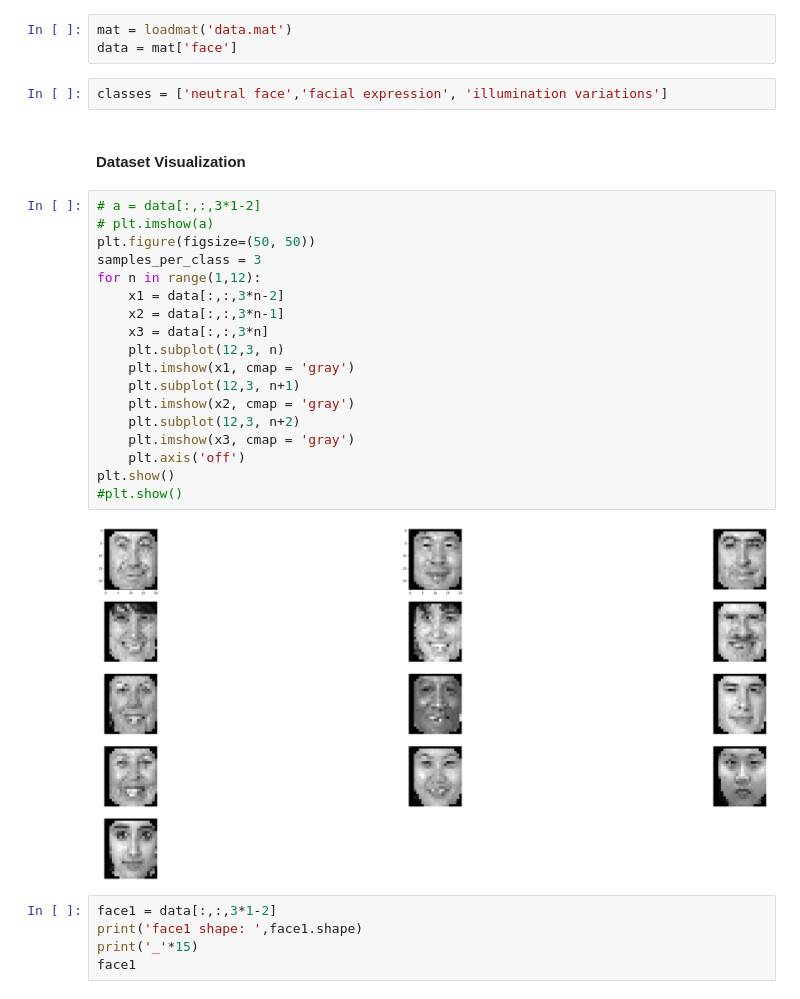
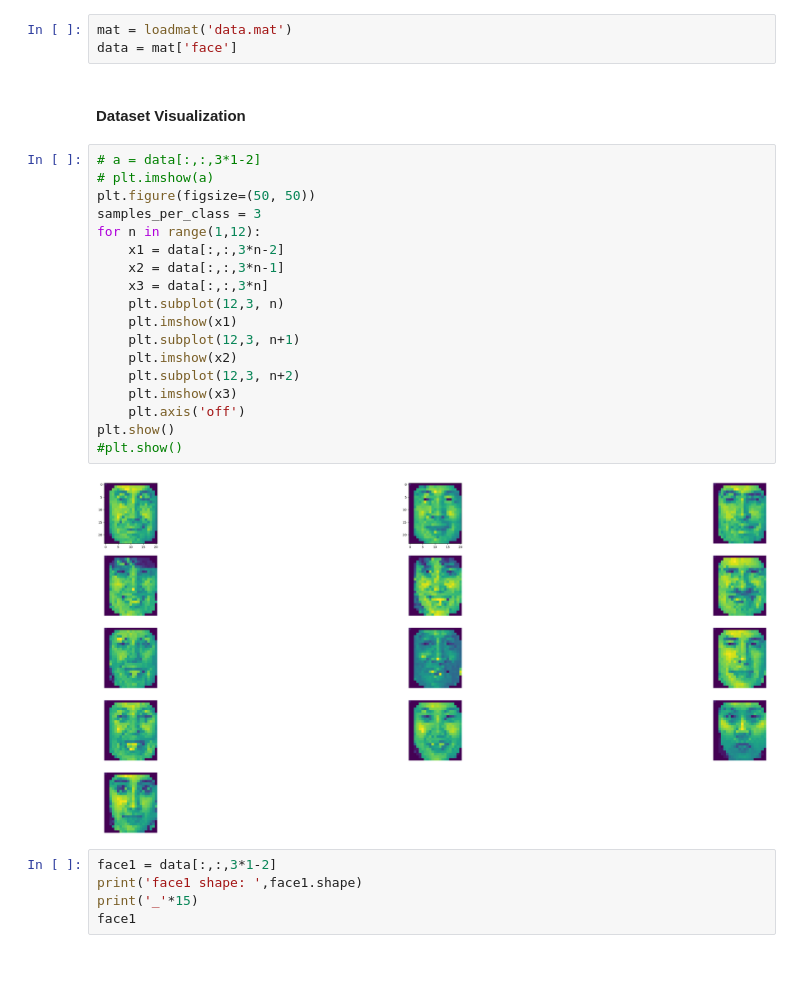
Before and after one commit to kavyadevd/Face-Pose-Illumination-Classifier, a Jupyter notebook: Data/EDA.ipynb, the cells around one changed output. Drawn from its saved outputs; the diff is of its cells as text; blank space fills up the shorter version.

```diff
--- a/Data/EDA.ipynb
+++ b/Data/EDA.ipynb
@@ -7,30 +7,28 @@ import numpy as np
 # %%
 mat = loadmat('data.mat')
 data = mat['face']
-# %%
-classes = ['neutral face','facial expression', 'illumination variations']
 # %% [markdown]
 #### Dataset Visualization
 # %%
 # a = data[:,:,3*1-2]
 # plt.imshow(a)
 plt.figure(figsize=(50, 50))
 samples_per_class = 3
 for n in range(1,12):
     x1 = data[:,:,3*n-2]
     x2 = data[:,:,3*n-1]
     x3 = data[:,:,3*n]
     plt.subplot(12,3, n)
-    plt.imshow(x1, cmap = 'gray')
+    plt.imshow(x1)
     plt.subplot(12,3, n+1)
-    plt.imshow(x2, cmap = 'gray')
+    plt.imshow(x2)
     plt.subplot(12,3, n+2)
-    plt.imshow(x3, cmap = 'gray')
+    plt.imshow(x3)
     plt.axis('off')
 plt.show()
 #plt.show()
 # %% [output]
-[figure, old version]
+[figure, new version]
 # %%
 face1 = data[:,:,3*1-2]
 print('face1 shape: ',face1.shape)
```
Also changed, not shown: parts of 4 cells of this notebook.
